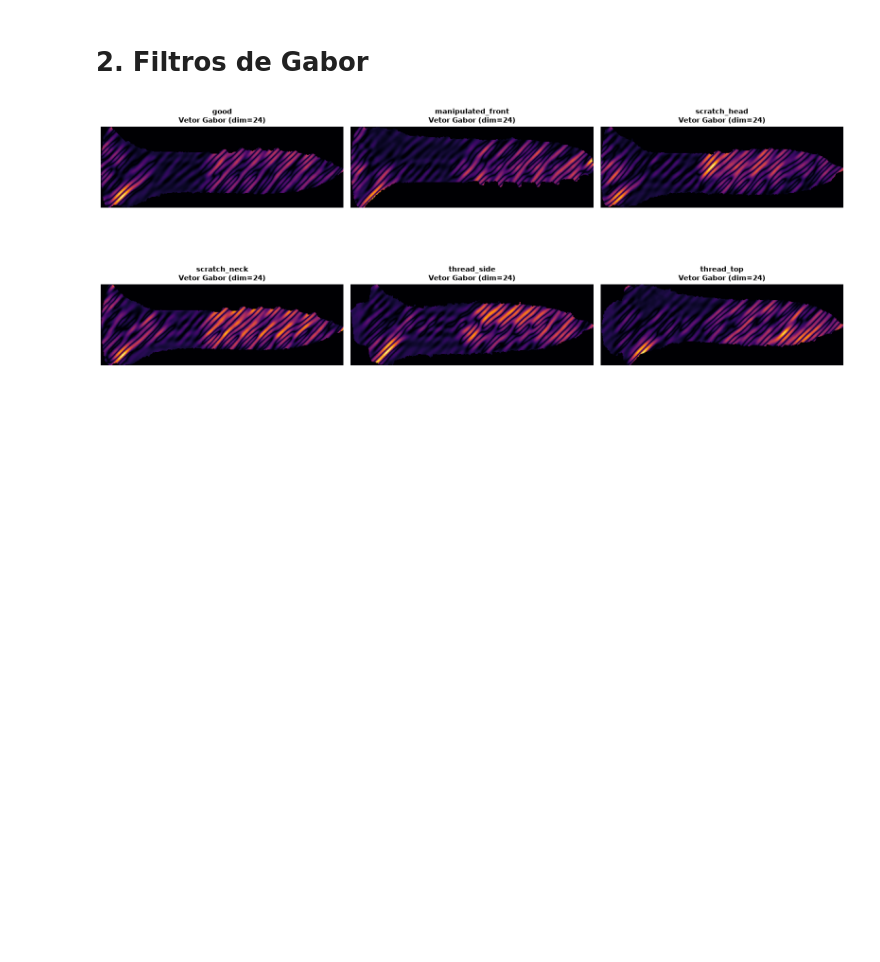
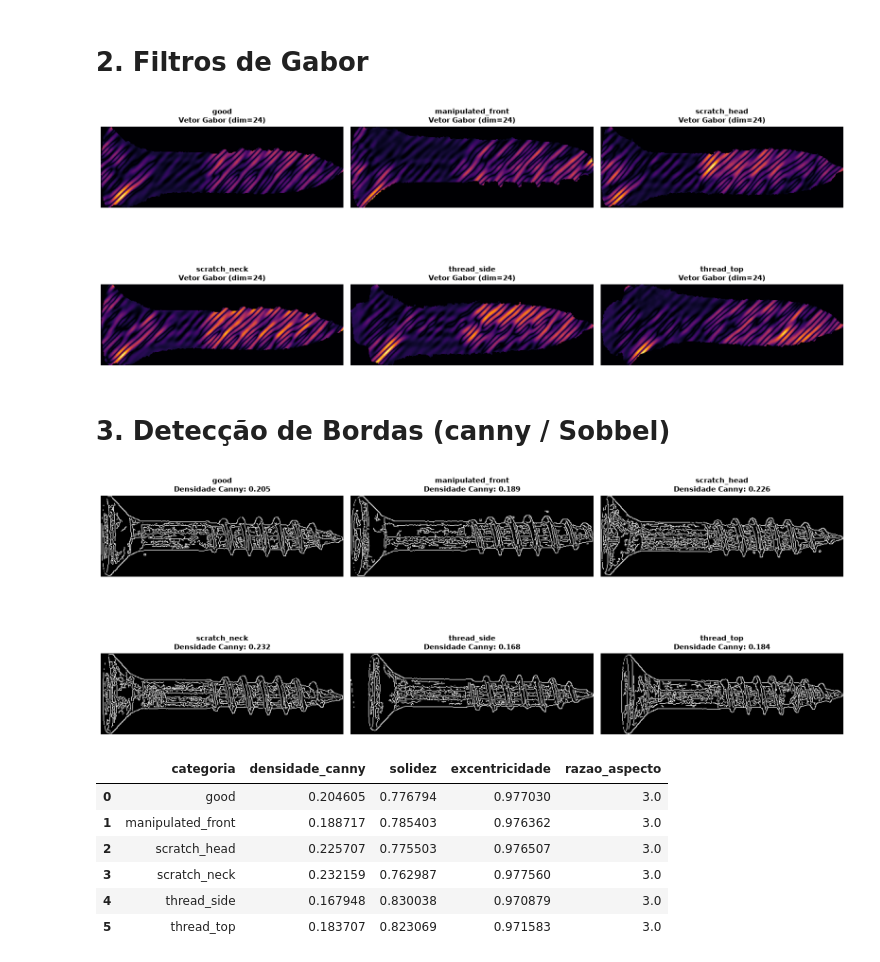
Before and after one commit to RenanE/deteccao-parafuso-defeituoso, a Jupyter notebook: notebooks/02_feature_extraction_test.ipynb, the cells around one changed output. Saved outputs shown, nothing was run; the diff lists cells and outputs as text; code cells hidden in the pictures; blank space fills up the shorter version.

Commit message:
feat(features): implementa extracao de bordas Canny e atributos geometricos em escala original (#8)

```diff
--- a/notebooks/02_feature_extraction_test.ipynb
+++ b/notebooks/02_feature_extraction_test.ipynb
@@ -143,3 +147,74 @@ plt.tight_layout()
 plt.show()
 # %% [output]
 [figure]
+# %% [markdown]
+# 3. Detecção de Bordas (canny / Sobbel)
+# %%
+atributos_geom_lista = []
+fig, axes = plt.subplots(2, 3, figsize=(16, 8))
+axes = axes.ravel()
+
+for i, cat in enumerate(categorias):
+    df_cat = df[(df["split"] == "test") & (df["classe"] == cat)]
+    if df_cat.empty:
+        continue
+
+    caminho_img = df_cat.iloc[0]["caminho"]
+
+    # Pipeline de ROI (Milestone 2)
+    img_bgr = cv2.imread(caminho_img)
+    cinza = converter_para_cinza(img_bgr)
+    suavizada = remover_ruido(cinza, metodo="gaussian", ksize=(5, 5))
+    _, mascara_otsu = binarizar_otsu(suavizada, inverter=True)
+    mascara_limpa = aplicar_morfologia(
+        mascara_otsu,
+        tamanho_abertura=3,
+        tamanho_fechamento=11,
+        preencher_lacunas=True,
+    )
+    roi_cinza, roi_mascara, _ = extrair_maior_componente_e_roi(
+        cinza, mascara_limpa, alinhar_eixo=True
+    )
+    roi_clahe = aplicar_clahe(roi_cinza, clip_limit=2.0, tile_grid_size=(8, 8))
+
+    # 1. Extração de Bordas
+    vetor_bordas, img_canny = extrair_bordas(
+        roi_clahe, roi_mascara=roi_mascara, visualize=True
+    )
+
+    # 2. Extração Geométrica
+    vetor_geom = extrair_atributos_geometricos(roi_mascara)
+    atributos_geom_lista.append(
+        {
+            "categoria": cat,
+            "densidade_canny": vetor_bordas[0],
+            "solidez": vetor_geom[2],
+            "excentricidade": vetor_geom[3],
+            "razao_aspecto": vetor_geom[5],
+        }
+    )
+
+    # Exibe a imagem de bordas Canny
+    axes[i].imshow(img_canny, cmap="gray")
+    axes[i].set_title(
+        f"{cat}\nDensidade Canny: {vetor_bordas[0]:.3f}",
+        fontsize=11,
+        fontweight="bold",
+    )
+    axes[i].axis("off")
+
+plt.tight_layout()
+plt.show()
+
+# Exibe tabela com comparação dos atributos geométricos e de bordas
+df_geom = pd.DataFrame(atributos_geom_lista)
+display(df_geom)
+# %% [output]
+[figure, added]
+|  | categoria | densidade_canny | solidez | excentricidade | razao_aspecto |
+| 0 | good | 0.204605 | 0.776794 | 0.977030 | 3.0 |
+| 1 | manipulated_front | 0.188717 | 0.785403 | 0.976362 | 3.0 |
+| 2 | scratch_head | 0.225707 | 0.775503 | 0.976507 | 3.0 |
+| 3 | scratch_neck | 0.232159 | 0.762987 | 0.977560 | 3.0 |
+| 4 | thread_side | 0.167948 | 0.830038 | 0.970879 | 3.0 |
+| 5 | thread_top | 0.183707 | 0.823069 | 0.971583 | 3.0 |
```
Also changed, not shown: parts of 1 cell of this notebook, 2 other files.
